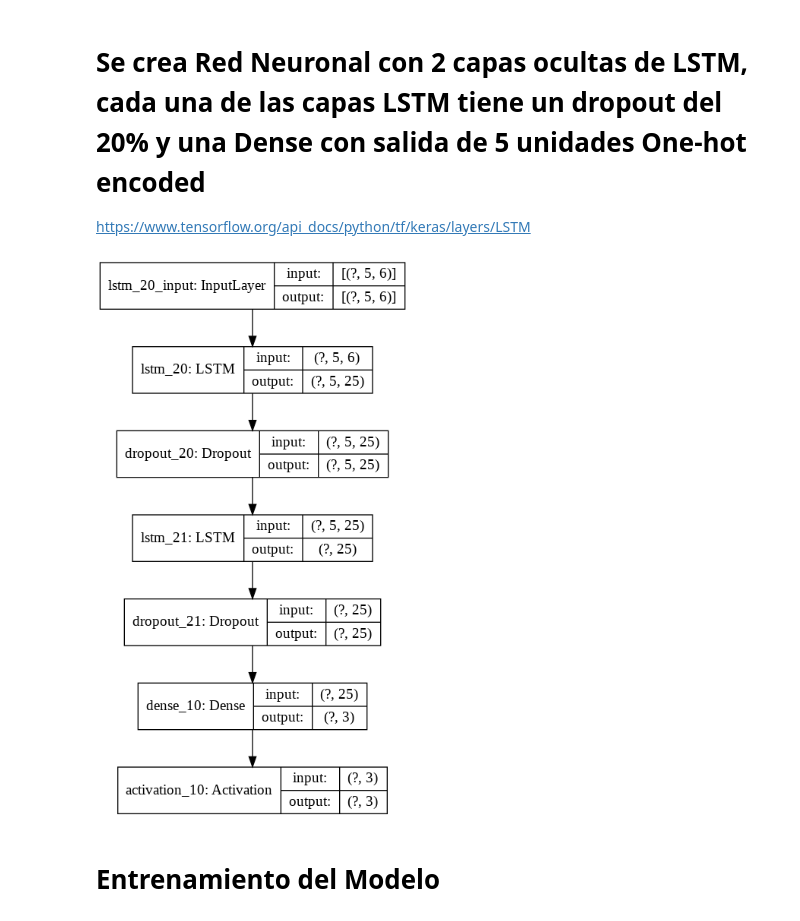
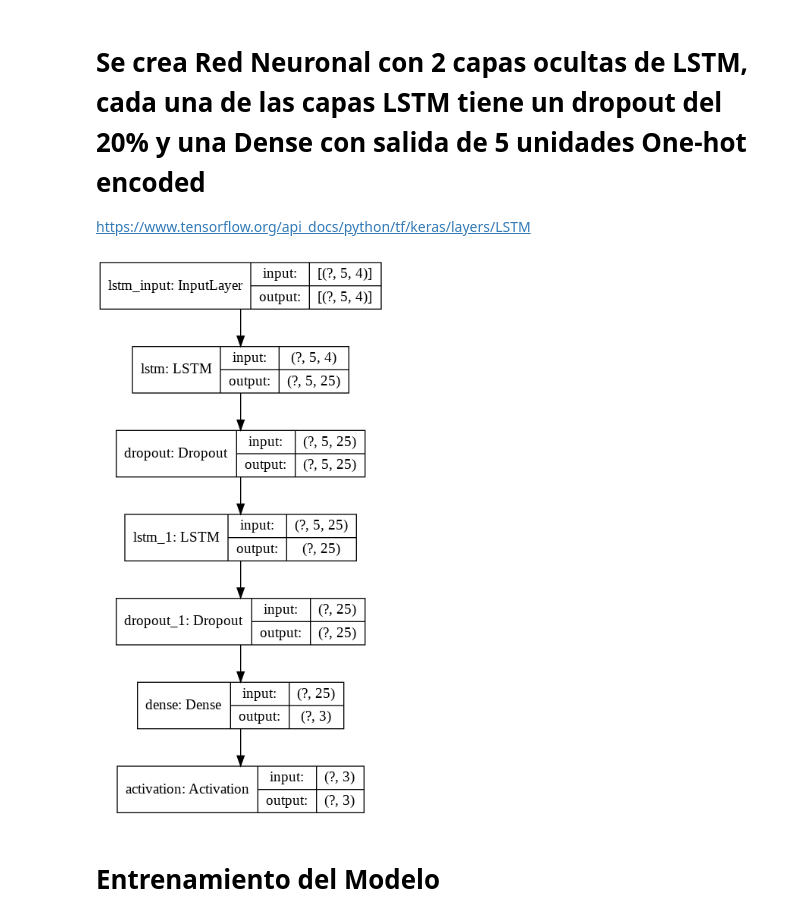
Before and after one commit to MattoDemente/CryptoTrading, a Jupyter notebook: TOG_Labeling+LSTM_06252020.ipynb, the cells around one changed output. Drawn from its saved outputs; the diff is of its cells as text; code cells hidden in the pictures.

```diff
--- a/TOG_Labeling+LSTM_06252020.ipynb
+++ b/TOG_Labeling+LSTM_06252020.ipynb
@@ -675,0 +675,4 @@ array([0.08539487, 0.08182778, 0.08810099, 0.08316131, 0.        ,
+# %%
+FEATURE_NUM = len(train_features[0])
+Yone_hot.shape
+print(FEATURE_NUM)
@@ -682,10 +687,11 @@ array([0.08539487, 0.08182778, 0.08810099, 0.08316131, 0.        ,
 def create_dataset(datasetF,Y, look_back=1):
     dataX, dataY = [], []
     for i in range(len(datasetF)-look_back-1):
-        a = datasetF[i:(i + look_back), 0:6] #Get X values O H L C V + Prev position# a = dataset[i:(i + look_back), 0]
+        a = datasetF[i:(i + look_back), 0:FEATURE_NUM] #Get X values O H L C V + Prev position# a = dataset[i:(i + look_back), 0]
         dataX.append(a)
         #dataY.append(Y[i:(i + look_back), 0:5]) #Onehot Y
-        dataY.append(Y[i, 0:5]) #Onehot Y
+        #dataY.append(Y[i, 0:5]) #Onehot Y
+        dataY.append(Y[i, 0:NUM_CLASSES])
     return np.array(dataX), np.array(dataY)
 # %%
 look_back = 5
@@ -698,3 +704,8 @@ trainX.shape
+# %%
+BATCH_SIZE = 5
+SHUFFLE_BUFFER_SIZE = 100
+#FEATURE_NUM = 4
+FEATURE_NUM = trainX.shape[2]
 # %% [markdown]
 # Inspección del primer row de Features de serie de tiempo
 # %%
@@ -740,8 +746,5 @@ train_dataset.element_spec
  TensorSpec(shape=(3,), dtype=tf.float32, name=None))
 # %%
-BATCH_SIZE = 5
-SHUFFLE_BUFFER_SIZE = 100
-FEATURE_NUM = 6
 
 train_dataset = train_dataset.shuffle(SHUFFLE_BUFFER_SIZE).batch(BATCH_SIZE)
 test_dataset = test_dataset.batch(BATCH_SIZE)
@@ -752,19 +755,19 @@ https://www.tensorflow.org/api_docs/python/tf/keras/layers/LSTM
 # %%
 # crear y entrenar la red LSTM
 
 model = tf.keras.Sequential([
-tf.keras.layers.LSTM(units=25, return_sequences=True,input_shape=(look_back,6)),
+tf.keras.layers.LSTM(units=25, return_sequences=True,input_shape=(look_back,FEATURE_NUM)),
 tf.keras.layers.Dropout(0.2),
 tf.keras.layers.LSTM(units=25, return_sequences=False,input_shape=(look_back,6)),
 tf.keras.layers.Dropout(0.2),
 tf.keras.layers.Dense(units=NUM_CLASSES),
 tf.keras.layers.Activation('softmax')
 ])
 
 model.compile(loss='categorical_crossentropy', optimizer='adam', metrics=['categorical_accuracy'])     #Configura el modelo para entrenar
 tf.keras.utils.plot_model(model, to_file='/content/gdrive/My Drive/Colab Notebooks/model_LSTM.png', show_shapes=True, show_layer_names=True)
 # %% [output]
-[figure, old version]
+[figure, new version]
 # %%
 data_path='/content/gdrive/My Drive/Colab Notebooks/BINANCE/models/'
 # %%
```
Also changed, not shown: parts of 31 cells of this notebook.
